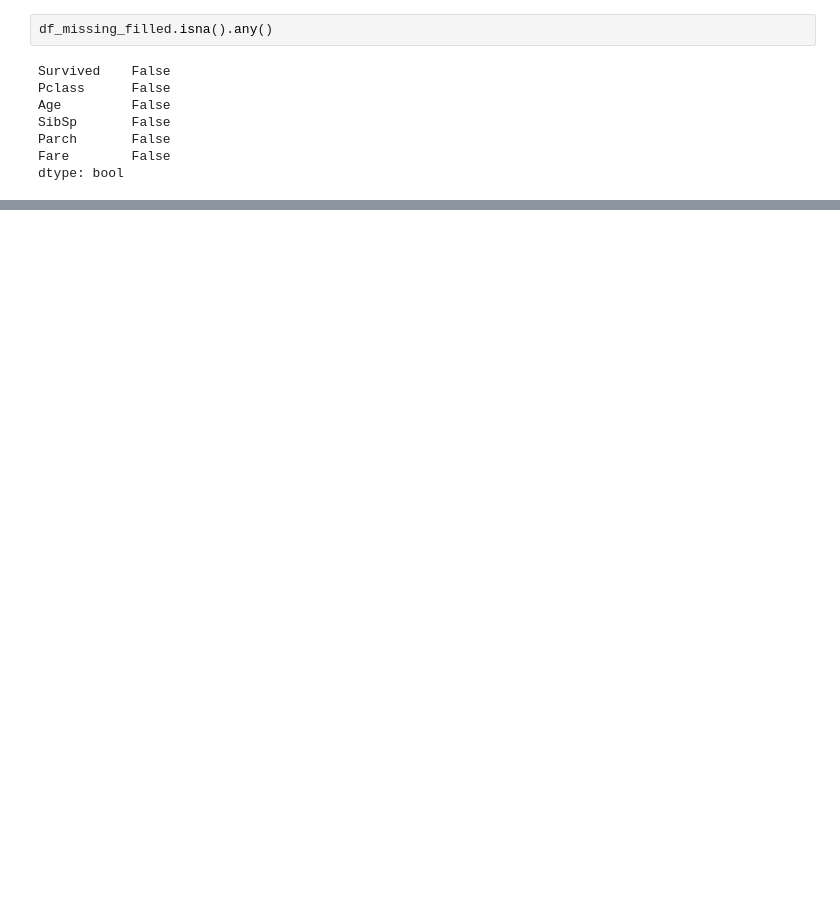
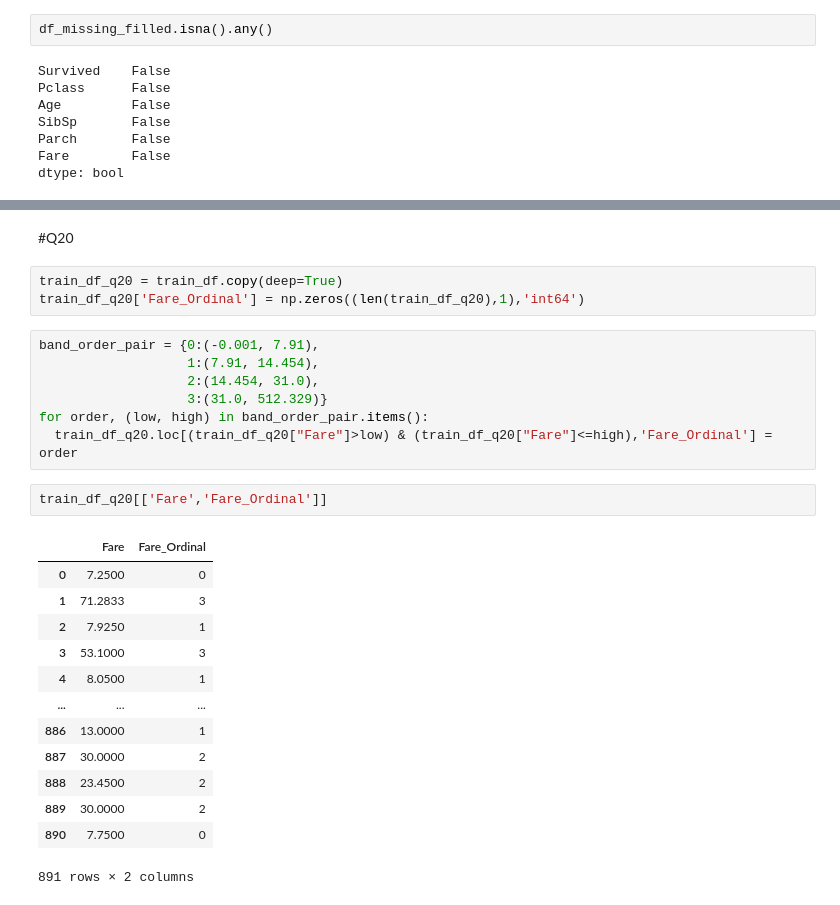
Before and after one commit to NatnaelTDaba/CAP5610, a Jupyter notebook: CAP5610_hw1_answers.ipynb, the cells around one changed output, grey strips where cells are left out. Drawn from its saved outputs; the diff is of its cells as text; blank space fills up the shorter version.

```diff
--- a/CAP5610_hw1_answers.ipynb
+++ b/CAP5610_hw1_answers.ipynb
@@ -408,0 +511,28 @@ dtype: bool
+# %% [markdown]
+#Q20
+# %%
+train_df_q20 = train_df.copy(deep=True)
+train_df_q20['Fare_Ordinal'] = np.zeros((len(train_df_q20),1),'int64')
+# %%
+band_order_pair = {0:(-0.001, 7.91),
+                   1:(7.91, 14.454),
+                   2:(14.454, 31.0),
+                   3:(31.0, 512.329)}
+for order, (low, high) in band_order_pair.items():
+  train_df_q20.loc[(train_df_q20["Fare"]>low) & (train_df_q20["Fare"]<=high),'Fare_Ordinal'] = order
+# %%
+train_df_q20[['Fare','Fare_Ordinal']]
+# %% [output]
+|  | Fare | Fare_Ordinal |
+| 0 | 7.2500 | 0 |
+| 1 | 71.2833 | 3 |
+| 2 | 7.9250 | 1 |
+| 3 | 53.1000 | 3 |
+| 4 | 8.0500 | 1 |
+| ... | ... | ... |
+| 886 | 13.0000 | 1 |
+| 887 | 30.0000 | 2 |
+| 888 | 23.4500 | 2 |
+| 889 | 30.0000 | 2 |
+| 890 | 7.7500 | 0 |
+891 rows × 2 columns
```
Also changed, not shown: parts of 13 cells of this notebook.
